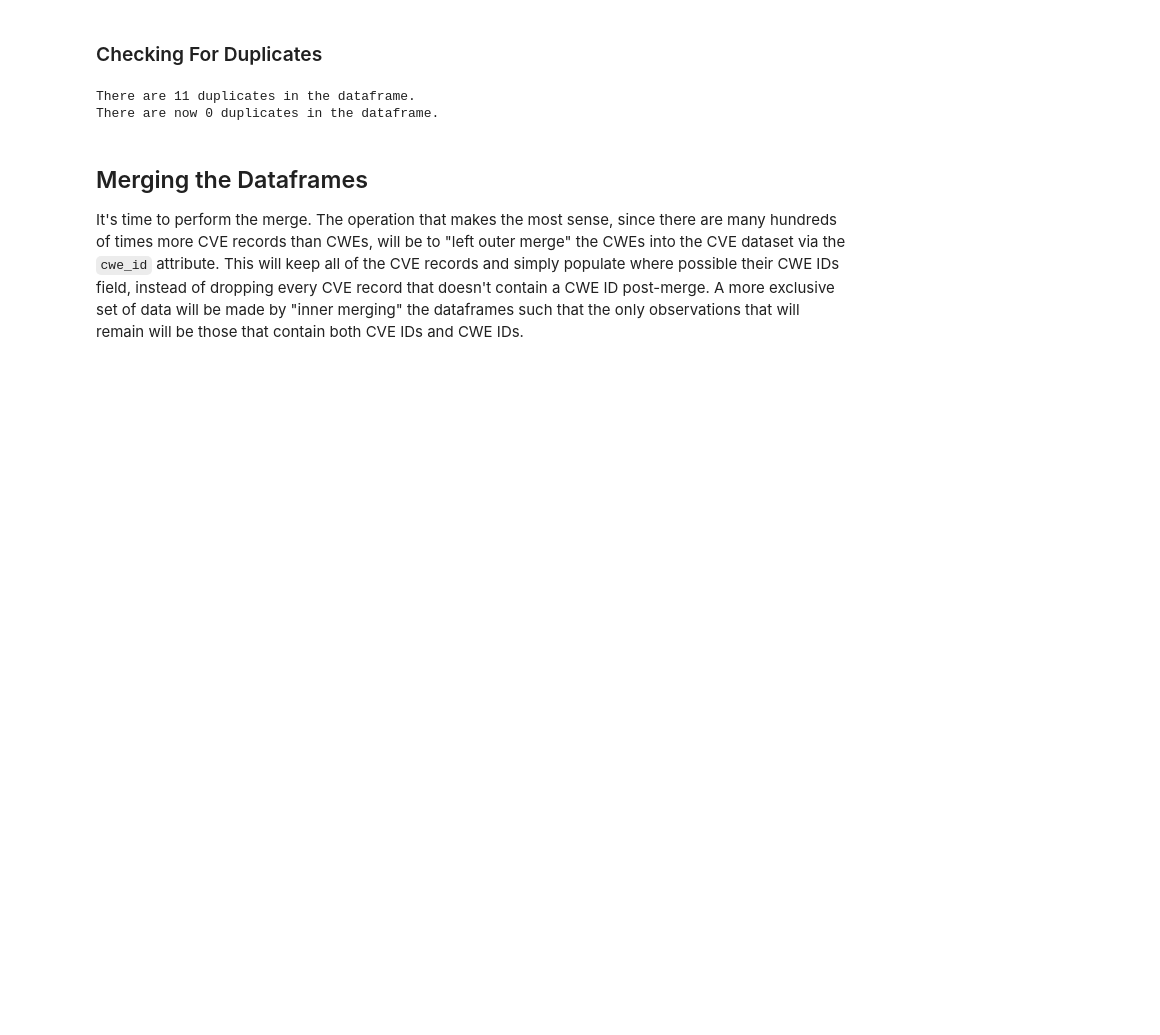
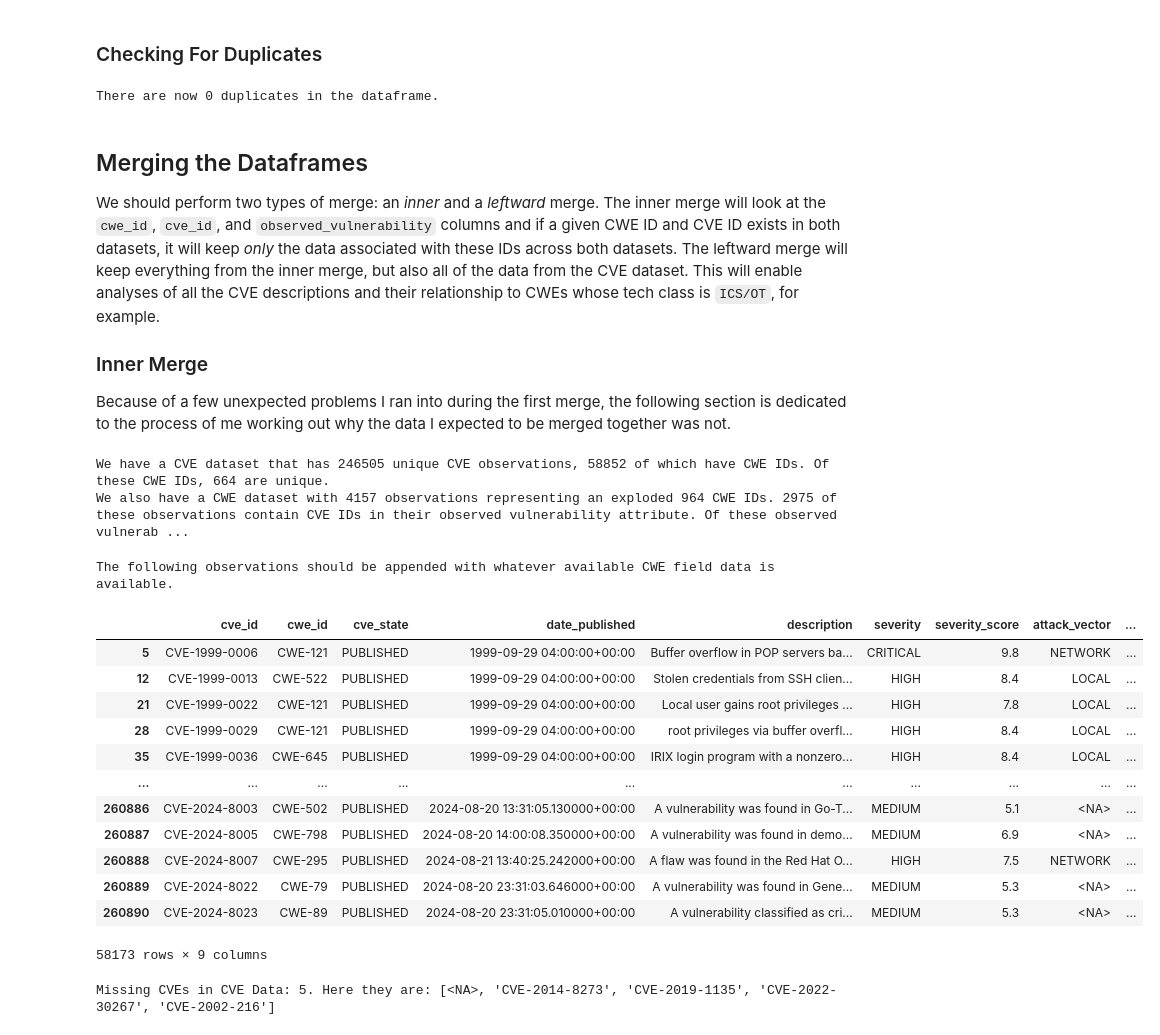
Before and after one commit to JBrocklyAnderson/practice-project, a Jupyter notebook: notebooks/APT_IoT_CVE_EDA.ipynb, the cells around one changed output. Cells and saved outputs as stored; diff of their text form; code cells hidden in the pictures; blank space fills up the shorter version.

```diff
--- a/notebooks/APT_IoT_CVE_EDA.ipynb
+++ b/notebooks/APT_IoT_CVE_EDA.ipynb
@@ -866,17 +967,51 @@ cwes[str_cols] = cwes[str_cols].apply(lambda x: x.str.strip())
 # %% [markdown]
 ### Checking For Duplicates
 # %%
-print(f'There are {cwes.duplicated().sum()} duplicates in the dataframe.')
-
-dups = cwes[cwes.duplicated(keep=False)]
 cwes = cwes.drop_duplicates(keep='first')
-
 print(f'There are now {cwes.duplicated().sum()} duplicates in the dataframe.')
 # %% [output]
-There are 11 duplicates in the dataframe.
 There are now 0 duplicates in the dataframe.
 # %% [markdown]
 ## Merging the Dataframes
-It's time to perform the merge. The operation that makes the most sense, since there are many hundreds of times more CVE records than CWEs, will be to "left outer merge" the CWEs into the CVE dataset via the `cwe_id` attribute. This will keep all of the CVE records and simply populate where possible their CWE IDs field, instead of dropping every CVE record that doesn't contain a CWE ID post-merge. A more exclusive set of data will be made by "inner merging" the dataframes such that the only observations that will remain will be those that contain both CVE IDs and CWE IDs.
+We should perform two types of merge: an *inner* and a *leftward* merge. The inner merge will look at the `cwe_id`, `cve_id`, and `observed_vulnerability` columns and if a given CWE ID and CVE ID exists in both datasets, it will keep *only* the data associated with these IDs across both datasets. The leftward merge will keep everything from the inner merge, but also all of the data from the CVE dataset. This will enable analyses of all the CVE descriptions and their relationship to CWEs whose tech class is `ICS/OT`, for example.
+
+### Inner Merge
+Because of a few unexpected problems I ran into during the first merge, the following section is dedicated to the process of me working out why the data I expected to be merged together was not.
+# %%
+num_unique_cve_ids = cves['cve_id'].nunique()
+non_null_cwe_ids_in_cves = cves['cwe_id'].notna().sum()
+num_unique_cwes_in_cves = cves['cwe_id'].nunique()
+
+num_unique_cwe_ids = cwes['cwe_id'].nunique()
+non_null_cves_in_cwes = cwes['observed_vulnerability'].notna().sum()
+num_unique_cves_in_cwes = cwes['observed_vulnerability'].nunique()
+
+print(f"We have a CVE dataset that has {num_unique_cve_ids} unique CVE observations, {non_null_cwe_ids_in_cves} of which have CWE IDs. Of these CWE IDs, {num_unique_cwes_in_cves} are unique.")
+print(f"We also have a CWE dataset with {len(cwes)} observations representing an exploded {num_unique_cwe_ids} CWE IDs. {non_null_cves_in_cwes} of these observations contain CVE IDs in their observed vulnerability attribute. Of these observed vulnerabilities, {num_unique_cves_in_cwes} are unique CVE IDs.")
+# %% [output]
+We have a CVE dataset that has 246505 unique CVE observations, 58852 of which have CWE IDs. Of these CWE IDs, 664 are unique.
+We also have a CWE dataset with 4157 observations representing an exploded 964 CWE IDs. 2975 of these observations contain CVE IDs in their observed vulnerability attribute. Of these observed vulnerab ...
 # %%
-df = cves.merge(cwes, how='left')
+unique_cwe_ids = cwes['cwe_id'].unique()
+print('The following observations \033[3mshould\033[0m be appended with whatever available CWE field data is available.')
+cves[cves['cwe_id'].isin(unique_cwe_ids)]
+# %% [output]
+The following observations should be appended with whatever available CWE field data is available.
+|  | cve_id | cwe_id | cve_state | date_published | description | severity | severity_score | attack_vector | ... |
+| 5 | CVE-1999-0006 | CWE-121 | PUBLISHED | 1999-09-29 04:00:00+00:00 | Buffer overflow in POP servers ba... | CRITICAL | 9.8 | NETWORK | ... |
+| 12 | CVE-1999-0013 | CWE-522 | PUBLISHED | 1999-09-29 04:00:00+00:00 | Stolen credentials from SSH clien... | HIGH | 8.4 | LOCAL | ... |
+| 21 | CVE-1999-0022 | CWE-121 | PUBLISHED | 1999-09-29 04:00:00+00:00 | Local user gains root privileges ... | HIGH | 7.8 | LOCAL | ... |
+| 28 | CVE-1999-0029 | CWE-121 | PUBLISHED | 1999-09-29 04:00:00+00:00 | root privileges via buffer overfl... | HIGH | 8.4 | LOCAL | ... |
+| 35 | CVE-1999-0036 | CWE-645 | PUBLISHED | 1999-09-29 04:00:00+00:00 | IRIX login program with a nonzero... | HIGH | 8.4 | LOCAL | ... |
+| ... | ... | ... | ... | ... | ... | ... | ... | ... | ... |
+| 260886 | CVE-2024-8003 | CWE-502 | PUBLISHED | 2024-08-20 13:31:05.130000+00:00 | A vulnerability was found in Go-T... | MEDIUM | 5.1 | <NA> | ... |
+| 260887 | CVE-2024-8005 | CWE-798 | PUBLISHED | 2024-08-20 14:00:08.350000+00:00 | A vulnerability was found in demo... | MEDIUM | 6.9 | <NA> | ... |
+| 260888 | CVE-2024-8007 | CWE-295 | PUBLISHED | 2024-08-21 13:40:25.242000+00:00 | A flaw was found in the Red Hat O... | HIGH | 7.5 | NETWORK | ... |
+| 260889 | CVE-2024-8022 | CWE-79 | PUBLISHED | 2024-08-20 23:31:03.646000+00:00 | A vulnerability was found in Gene... | MEDIUM | 5.3 | <NA> | ... |
+| 260890 | CVE-2024-8023 | CWE-89 | PUBLISHED | 2024-08-20 23:31:05.010000+00:00 | A vulnerability classified as cri... | MEDIUM | 5.3 | <NA> | ... |
+58173 rows × 9 columns
+# %%
+missing_cves = [cve for cve in cwes['observed_vulnerability'].unique() if cve not in cves['cve_id'].values]
+print(f"Missing CVEs in CVE Data: {len(missing_cves)}. Here they are: {missing_cves}")
+# %% [output]
+Missing CVEs in CVE Data: 5. Here they are: [<NA>, 'CVE-2014-8273', 'CVE-2019-1135', 'CVE-2022-30267', 'CVE-2002-216']
```
Also changed, not shown: parts of 42 cells of this notebook, 9 other files.
